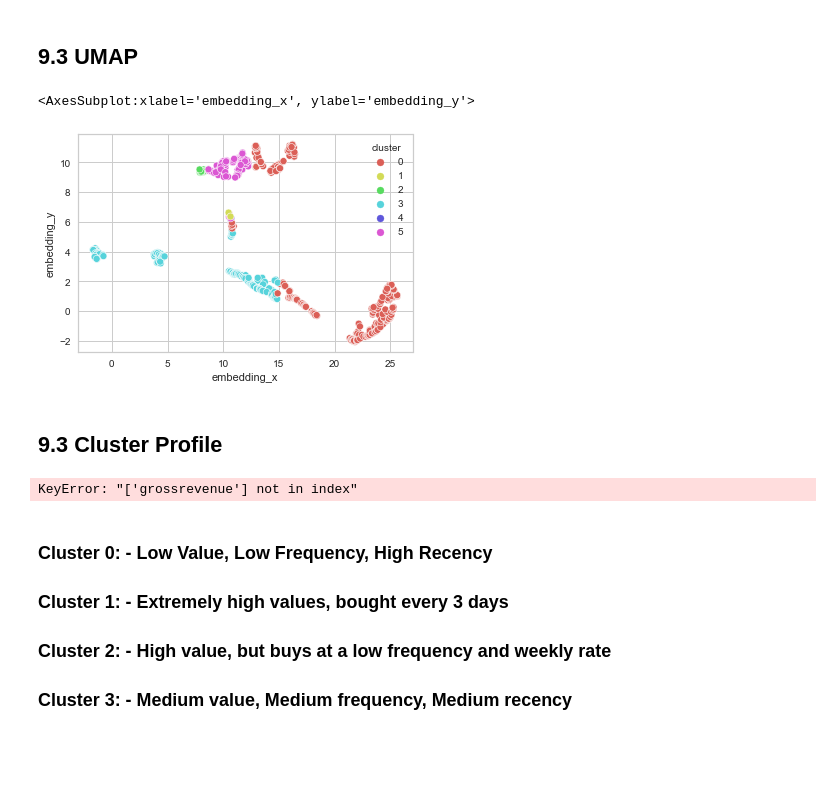
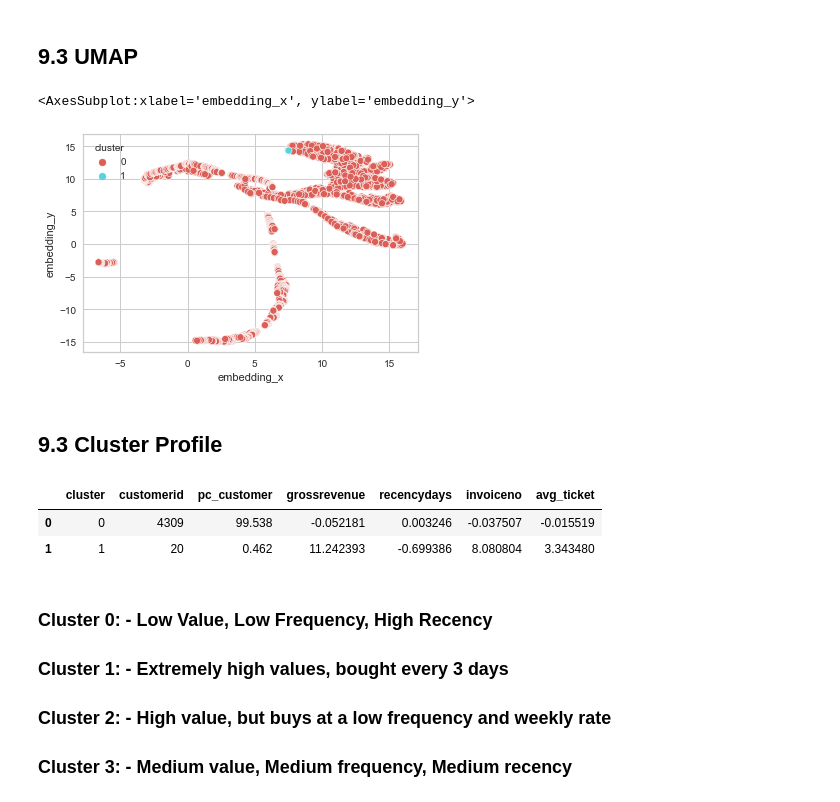
Before and after one commit to ViniciusKos/insiders_clustering, a Jupyter notebook: cluster_circle4.ipynb, the cells around one changed output. Saved outputs shown, nothing was run; the diff lists cells and outputs as text; code cells hidden in the pictures; blank space fills up the shorter version.

```diff
--- a/cluster_circle4.ipynb
+++ b/cluster_circle4.ipynb
@@ -371,12 +382,3 @@ df2_purchases = df2.loc[df1['quantity'] >= 0, :]
-# %%
-#only positive prices
-df2=df2.loc[df2['unitprice']>0]
-
-#only stock code with numbers
-df2=df2[~df2['stockcode'].str.contains('[0-9]+', na=False)]
-
-returns=df2[df2['quantity']<0]
-purchases=df2[df2['quantity']>0]
 # %% [markdown]
 # 3.0 Feature Engineering
 # %%
@@ -425,6 +415,6 @@ See the caveats in the documentation: https://pandas.pydata.org/pandas-docs/stab
 # %%
 #recency
-df_recency = purchases[['customerid', 'invoicedate']].groupby( 'customerid').max().reset_index()
+df_recency = purchases.groupby( 'customerid').max().reset_index()
 df_recency['recencydays'] = ( purchases['invoicedate'].max() - df_recency['invoicedate'] ).dt.days
 df_recency= df_recency[['customerid','recencydays']].copy()
 df_ref=df_ref.merge(df_recency, how='left', on='customerid')
@@ -511,10 +485,11 @@ from sklearn.preprocessing import StandardScaler
 
 ss=StandardScaler()
 
-df5['gross_revenue'] = ss.fit_transform(df5[['gross_revenue']])
+df5['grossrevenue'] = ss.fit_transform(df5[['gross_revenue']])
 df5['recencydays'] = ss.fit_transform(df5[['recencydays']])
 df5['invoiceno'] = ss.fit_transform(df5[['invoiceno']])
 df5['avg_ticket'] = ss.fit_transform(df5[['avg_ticket']])
+df5.head()
 # %% [markdown]
 # 6.0 Feature Selection
 # %%
@@ -561,7 +536,7 @@ for k in clusters:
 ## 8.1 K-Means
 # %%
 # model definition
-k=6
+k=2
 kmeans = c.KMeans(init='k-means++', n_clusters=k, n_init=10, max_iter=300, random_state=42)
 
 #model training
@@ -604,21 +579,21 @@ sns.pairplot(df_viz, hue='cluster')
 # %% [markdown]
 ## 9.3 UMAP
 # %%
-reducer = umap.UMAP(n_neighbors=20, random_state=42)
+reducer = umap.UMAP(n_neighbors=40, random_state=42)
 embedding = reducer.fit_transform( X )
 
 # embedding
 df_viz['embedding_x']=embedding[:,0]
 df_viz['embedding_y']=embedding[:,1]
 
 # plot UMAP
 sns.scatterplot(x='embedding_x',y='embedding_y',
                 hue='cluster',
                 palette=sns.color_palette('hls', n_colors= len(df_viz['cluster'].unique())),
                 data=df_viz)
 # %% [output]
 <AxesSubplot:xlabel='embedding_x', ylabel='embedding_y'>
-[figure, old version]
+[figure, new version]
 # %% [markdown]
 ## 9.3 Cluster Profile
 # %%
@@ -640,12 +615,14 @@ df_avg_invoiceno= df9[['invoiceno','cluster']].groupby( 'cluster' ).mean().reset
 df_cluster= df_cluster.merge( df_avg_invoiceno, how='inner', on='cluster')
 
 # Avg Ticket
-df_ticket = df9[['avgticket','cluster']].groupby('cluster').mean().reset_index()
+df_ticket = df9[['avg_ticket','cluster']].groupby('cluster').mean().reset_index()
 df_cluster = df_cluster.merge(df_ticket, how='inner', on='cluster')
 
 df_cluster
 # %% [output]
-KeyError: "['grossrevenue'] not in index"
+|  | cluster | customerid | pc_customer | grossrevenue | recencydays | invoiceno | avg_ticket |
+| 0 | 0 | 4309 | 99.538 | -0.052181 | 0.003246 | -0.037507 | -0.015519 |
+| 1 | 1 | 20 | 0.462 | 11.242393 | -0.699386 | 8.080804 | 3.343480 |
 # %% [markdown]
 ### Cluster 0: - Low Value, Low Frequency, High Recency
 
```
Also changed, not shown: parts of 17 cells of this notebook.
